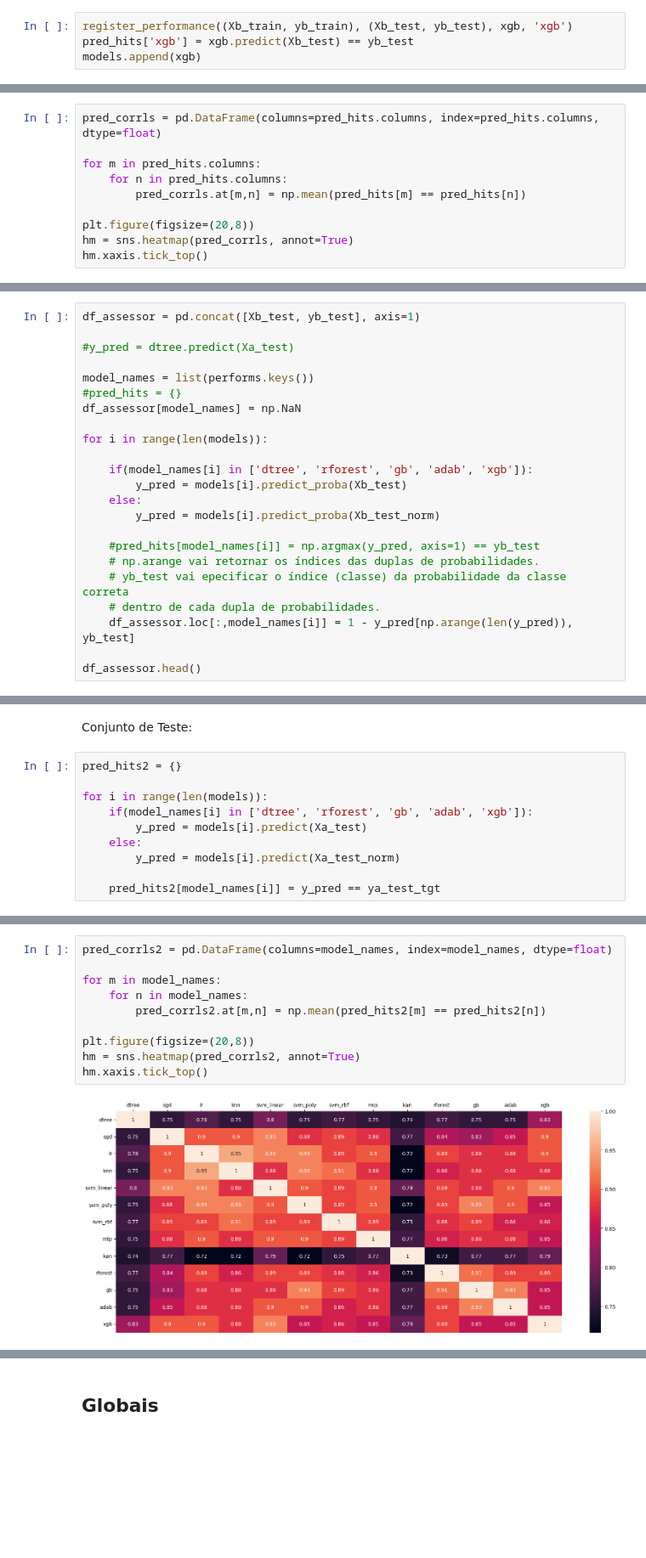
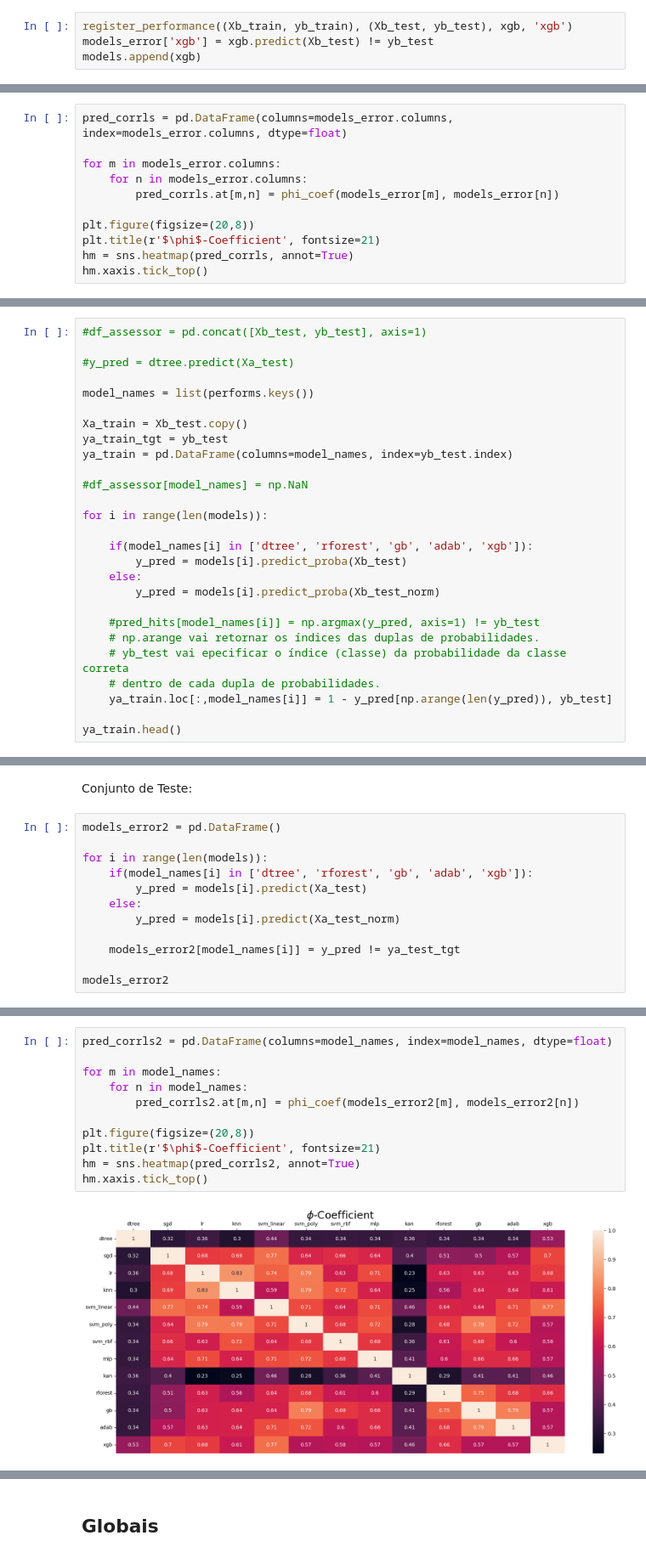
Before and after one commit to pedrobslima/proj-mtr, a Jupyter notebook: heart.ipynb, the cells around one changed output, grey strips where cells are left out. Shown at 85% size. Cells and saved outputs as stored; diff of their text form; blank space fills up the shorter version.

```diff
--- a/heart.ipynb
+++ b/heart.ipynb
@@ -723,7 +730,7 @@ xgb = g_search.best_estimator_
 {'gamma': 0.25, 'learning_rate': 0.05, 'max_depth': None, 'n_estimators': 150}
 # %%
 register_performance((Xb_train, yb_train), (Xb_test, yb_test), xgb, 'xgb')
-pred_hits['xgb'] = xgb.predict(Xb_test) == yb_test
+models_error['xgb'] = xgb.predict(Xb_test) != yb_test
 models.append(xgb)
 # %% [output]
 [Training]
@@ -748,13 +755,14 @@ AUPR:             0.8933
 # %%
 groups = {}
 # %%
-pred_corrls = pd.DataFrame(columns=pred_hits.columns, index=pred_hits.columns, dtype=float)
+pred_corrls = pd.DataFrame(columns=models_error.columns, index=models_error.columns, dtype=float)
 
-for m in pred_hits.columns:
-    for n in pred_hits.columns:
-        pred_corrls.at[m,n] = np.mean(pred_hits[m] == pred_hits[n])
+for m in models_error.columns:
+    for n in models_error.columns:
+        pred_corrls.at[m,n] = phi_coef(models_error[m], models_error[n])
 
 plt.figure(figsize=(20,8))
+plt.title(r'$\phi$-Coefficient', fontsize=21)
 hm = sns.heatmap(pred_corrls, annot=True)
 hm.xaxis.tick_top()
 # %% [output]
@@ -929,13 +980,17 @@ def mae_models(y_true, y_pred):
         error[c] = (abs(y_true[c] - y_pred[c])).mean()
     return error
 # %%
-df_assessor = pd.concat([Xb_test, yb_test], axis=1)
+#df_assessor = pd.concat([Xb_test, yb_test], axis=1)
 
 #y_pred = dtree.predict(Xa_test)
 
 model_names = list(performs.keys())
-#pred_hits = {}
-df_assessor[model_names] = np.NaN
+
+Xa_train = Xb_test.copy()
+ya_train_tgt = yb_test
+ya_train = pd.DataFrame(columns=model_names, index=yb_test.index)
+
+#df_assessor[model_names] = np.NaN
 
 for i in range(len(models)):
 
@@ -944,11 +999,11 @@ for i in range(len(models)):
     else:
         y_pred = models[i].predict_proba(Xb_test_norm)
 
-    #pred_hits[model_names[i]] = np.argmax(y_pred, axis=1) == yb_test
+    #pred_hits[model_names[i]] = np.argmax(y_pred, axis=1) != yb_test
     # np.arange vai retornar os índices das duplas de probabilidades.
     # yb_test vai epecificar o índice (classe) da probabilidade da classe correta
     # dentro de cada dupla de probabilidades.
-    df_assessor.loc[:,model_names[i]] = 1 - y_pred[np.arange(len(y_pred)), yb_test]
+    ya_train.loc[:,model_names[i]] = 1 - y_pred[np.arange(len(y_pred)), yb_test]
 
-df_assessor.head()
+ya_train.head()
 # %% [output]
@@ -1006,7 +1044,7 @@ O conjunto de teste dos modelos base já é o conjunto de treinamento dos assess
 # %% [markdown]
 Conjunto de Teste:
 # %%
-pred_hits2 = {}
+models_error2 = pd.DataFrame()
 
 for i in range(len(models)):
     if(model_names[i] in ['dtree', 'rforest', 'gb', 'adab', 'xgb']):
@@ -1014,4 +1052,6 @@ for i in range(len(models)):
     else:
         y_pred = models[i].predict(Xa_test_norm)
 
-    pred_hits2[model_names[i]] = y_pred == ya_test_tgt
+    models_error2[model_names[i]] = y_pred != ya_test_tgt
+
+models_error2
@@ -1018,15 +1072,16 @@ for i in range(len(models)):
 # %%
 pred_corrls2 = pd.DataFrame(columns=model_names, index=model_names, dtype=float)
 
 for m in model_names:
     for n in model_names:
-        pred_corrls2.at[m,n] = np.mean(pred_hits2[m] == pred_hits2[n])
+        pred_corrls2.at[m,n] = phi_coef(models_error2[m], models_error2[n])
 
 plt.figure(figsize=(20,8))
+plt.title(r'$\phi$-Coefficient', fontsize=21)
 hm = sns.heatmap(pred_corrls2, annot=True)
 hm.xaxis.tick_top()
 # %% [output]
-[figure, old version]
+[figure, new version]
 # %%
 corrls_values2 = pd.Series(pred_corrls2.values.reshape((169,)))
 corrls_values2.describe()
```
Also changed, not shown: parts of 51 cells of this notebook, 1 other file.
